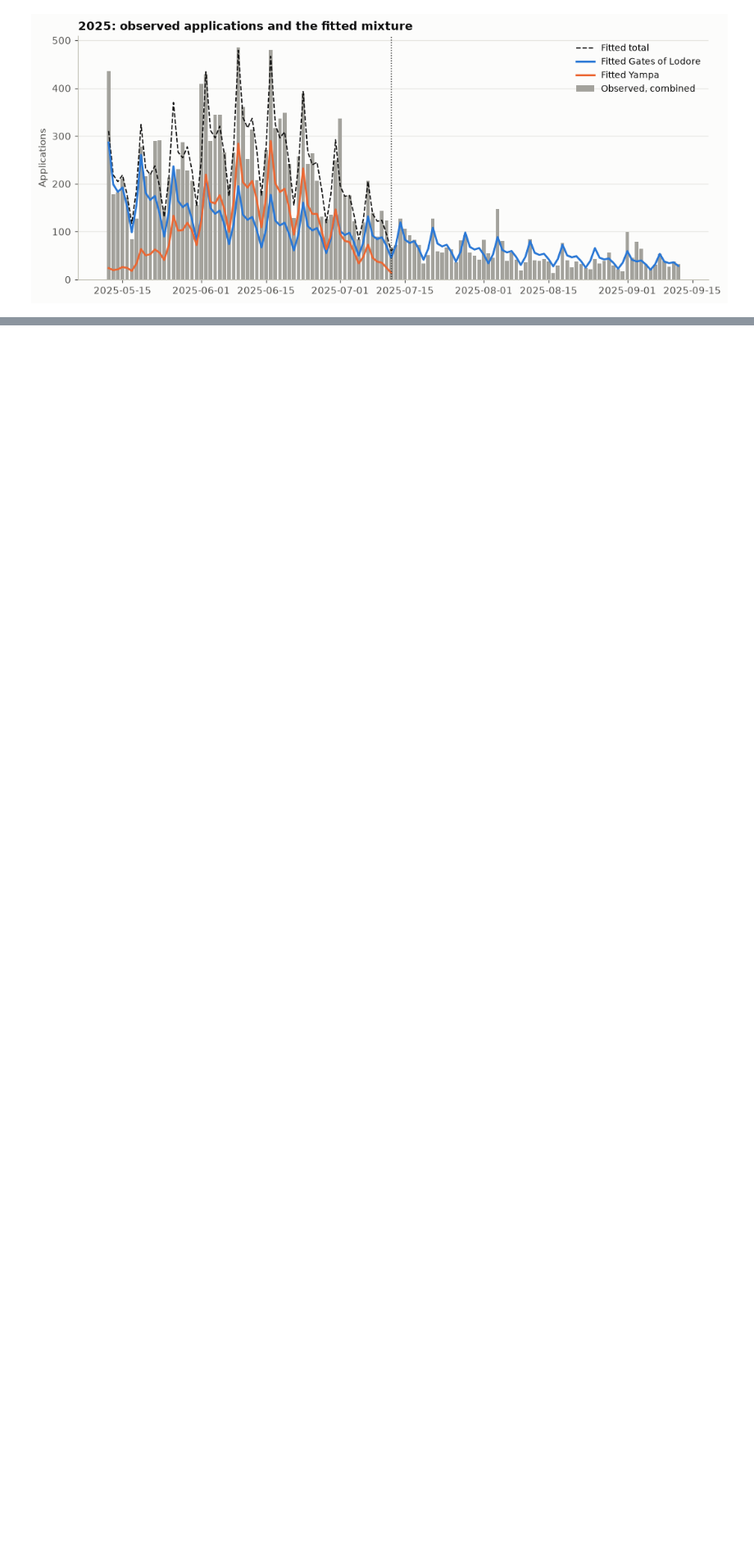
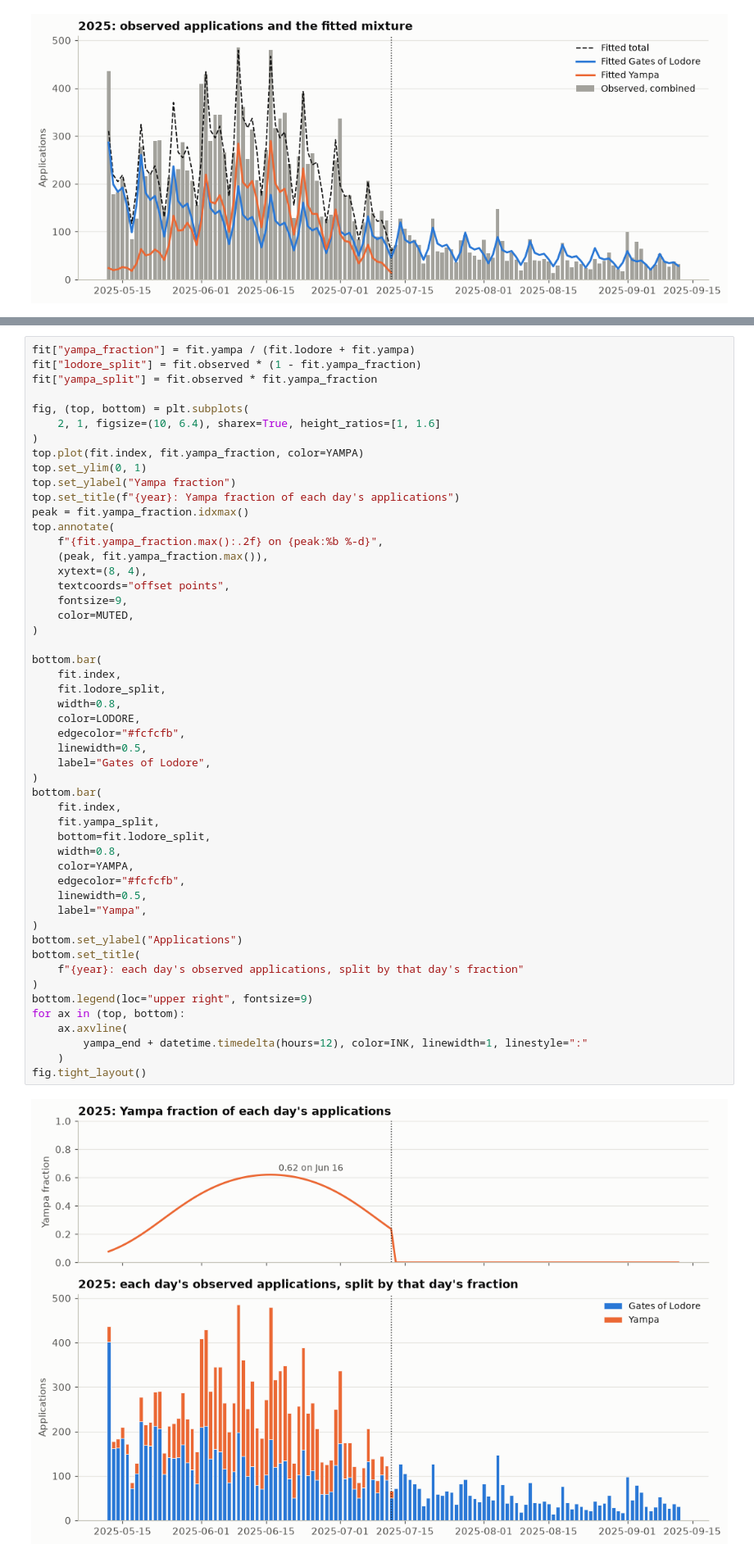
Before and after one commit to gen-omix/max-float, a Jupyter notebook: notebooks/yampa_lodore_datasplit.ipynb, the cells around one changed output, grey strips where cells are left out. Shown at 82% size. Drawn from its saved outputs; the diff is of its cells as text; blank space fills up the shorter version.

Commit message:
add mixing by date figure to python notebook

```diff
--- a/notebooks/yampa_lodore_datasplit.ipynb
+++ b/notebooks/yampa_lodore_datasplit.ipynb
@@ -179 +189,54 @@ fig.tight_layout()
+# %%
+fit["yampa_fraction"] = fit.yampa / (fit.lodore + fit.yampa)
+fit["lodore_split"] = fit.observed * (1 - fit.yampa_fraction)
+fit["yampa_split"] = fit.observed * fit.yampa_fraction
+
+fig, (top, bottom) = plt.subplots(
+    2, 1, figsize=(10, 6.4), sharex=True, height_ratios=[1, 1.6]
+)
+top.plot(fit.index, fit.yampa_fraction, color=YAMPA)
+top.set_ylim(0, 1)
+top.set_ylabel("Yampa fraction")
+top.set_title(f"{year}: Yampa fraction of each day's applications")
+peak = fit.yampa_fraction.idxmax()
+top.annotate(
+    f"{fit.yampa_fraction.max():.2f} on {peak:%b %-d}",
+    (peak, fit.yampa_fraction.max()),
+    xytext=(8, 4),
+    textcoords="offset points",
+    fontsize=9,
+    color=MUTED,
+)
+
+bottom.bar(
+    fit.index,
+    fit.lodore_split,
+    width=0.8,
+    color=LODORE,
+    edgecolor="#fcfcfb",
+    linewidth=0.5,
+    label="Gates of Lodore",
+)
+bottom.bar(
+    fit.index,
+    fit.yampa_split,
+    bottom=fit.lodore_split,
+    width=0.8,
+    color=YAMPA,
+    edgecolor="#fcfcfb",
+    linewidth=0.5,
+    label="Yampa",
+)
+bottom.set_ylabel("Applications")
+bottom.set_title(
+    f"{year}: each day's observed applications, split by that day's fraction"
+)
+bottom.legend(loc="upper right", fontsize=9)
+for ax in (top, bottom):
+    ax.axvline(
+        yampa_end + datetime.timedelta(hours=12), color=INK, linewidth=1, linestyle=":"
+    )
+fig.tight_layout()
+# %% [output]
+[figure, added]
 # %% [markdown]
```
Also changed, not shown: parts of 2 cells of this notebook.
